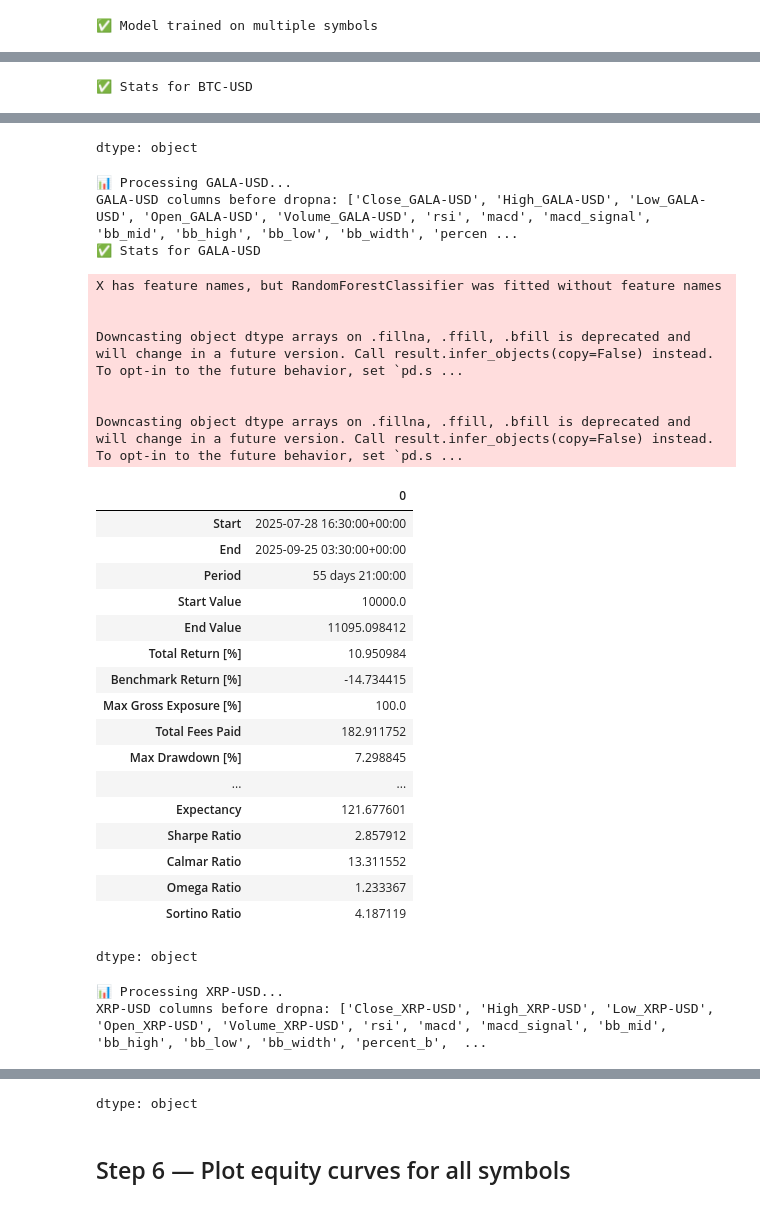
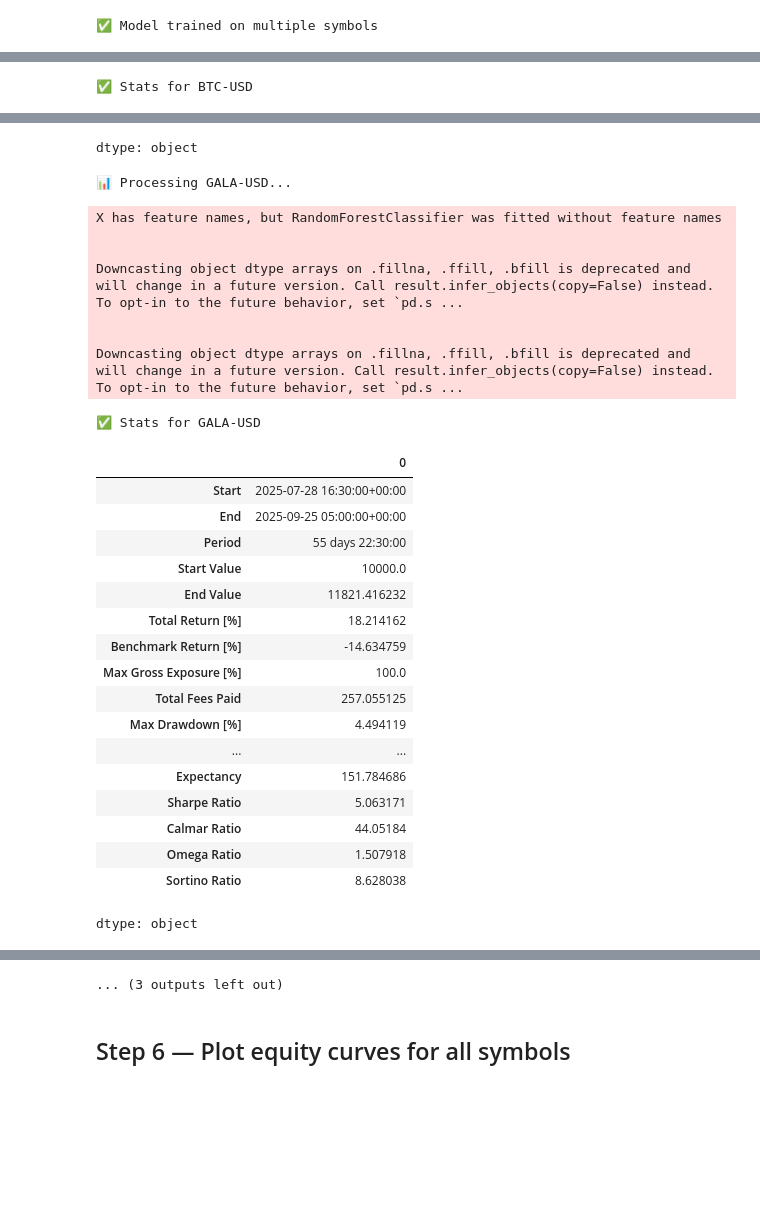
Before and after one commit to ahsan520/crypto-ai-bot, a Jupyter notebook: crypto_ai_backtest_multi.ipynb, the cells around one changed output, grey strips where cells are left out. Drawn from its saved outputs; the diff is of its cells as text; code cells hidden in the pictures; blank space fills up the shorter version.

```diff
--- a/crypto_ai_backtest_multi.ipynb
+++ b/crypto_ai_backtest_multi.ipynb
@@ -185,76 +185,73 @@ print("✅ Model trained on multiple symbols")
 # %%
 results = {}
 
-# 🔁 Train on multiple symbols (optional)
+# Optional model retraining block is kept commented
 # train_df = pd.concat([labeled[sym] for sym in ['BTC-USD', 'GALA-USD', 'XRP-USD']], axis=0)
 # X = train_df[feature_cols].replace([np.inf, -np.inf], np.nan).fillna(0)
 # X = np.clip(X, -100, 100)
 # y = train_df['label']
-# model.fit(X, y)  # retrain model with broader data
+# model.fit(X, y)
 
 for sym in labeled:
     print(f'\n📊 Processing {sym}...')
     df = labeled[sym].copy()
 
-    # ✅ Flatten multi-index columns
+    # ✅ Flatten columns
     df.columns = ['_'.join(filter(None, col)).strip() if isinstance(col, tuple) else col for col in df.columns]
 
     # ✅ Prepare features
     X_sym = df[feature_cols].copy()
     X_sym = X_sym.replace([np.inf, -np.inf], np.nan).fillna(0)
-    X_sym = np.clip(X_sym, -100, 100)  # 🧠 Tighter clipping
+    X_sym = np.clip(X_sym, -100, 100)
 
-    # ✅ Align lengths
+    # ✅ Align
     if len(X_sym) != len(df):
         df = df.iloc[-len(X_sym):].copy()
 
-    # ✅ Predict signals
+    # ✅ Predict
     try:
         df['ai_signal'] = model.predict(X_sym)
     except Exception as e:
         print(f"❌ Prediction failed for {sym}: {e}")
         continue
 
-    # ✅ Define columns for backtest
     close_col = f'Close_{sym}'
-    required_cols = [close_col, 'bb_low', 'bb_high', 'ai_signal']
+    required_cols = [close_col, 'bb_low', 'bb_high', 'bb_width', 'ai_signal', 'rsi', 'macd', 'macd_signal']
 
-    print(f"{sym} columns before dropna:", df.columns.tolist())
     missing_cols = [col for col in required_cols if col not in df.columns]
     if missing_cols:
         print(f"❌ Skipping {sym}: missing columns {missing_cols}")
         continue
 
-    # ✅ Clean inf and NaN
-    for col in required_cols:
-        df[col] = df[col].replace([np.inf, -np.inf], np.nan)
-    try:
-        df = df.dropna(subset=required_cols)
-    except KeyError as e:
-        print(f"❌ Skipping {sym}: dropna failed - {e}")
-        continue
+    # ✅ Clean NaNs
+    df = df.replace([np.inf, -np.inf], np.nan)
+    df = df.dropna(subset=required_cols)
 
     # ✅ Volatility filter
     bb_width_ma = df['bb_width'].rolling(50).mean()
     vol_filter = df['bb_width'] < bb_width_ma
 
-    # ✅ Entry & exit signals
+    # ✅ Entry condition: BB low + AI buy signal + volatility
     entries = (df[close_col] <= df['bb_low']) & (df['ai_signal'] == 1) & vol_filter
-    exits_signal = df[close_col] >= df['bb_high']
-
     entries_exec = entries.shift(1).fillna(False)
 
-    # ✅ Max holding time as number of bars (3 days in 30min bars)
+    # ✅ Technical sell conditions
+    macd_cross_down = (df['macd'].shift(1) > df['macd_signal'].shift(1)) & (df['macd'] < df['macd_signal'])
+    rsi_overbought = df['rsi'] > 70
+
+    # ✅ Smart exit: BB high or AI sell signal or technical sell
+    ai_sell = df['ai_signal'] == -1
+    exits_signal = (df[close_col] >= df['bb_high']) | ai_sell | macd_cross_down | rsi_overbought
+
+    # ✅ Max holding time
     max_holding_bars = int(pd.Timedelta('3d') / pd.Timedelta('30min'))
-
-    # ✅ Forced exits after max holding bars
     forced_exits = entries_exec.shift(max_holding_bars).fillna(False)
 
-    # ✅ Combine regular exits with forced exits
+    # ✅ Final exits
     exits_exec = exits_signal | forced_exits
     exits_exec = exits_exec.fillna(False)
 
-    # ✅ Backtest portfolio
+    # ✅ Backtest
     pf = vbt.Portfolio.from_signals(
         close=df[close_col],
         entries=entries_exec,
@@ -300,31 +296,28 @@ Downcasting object dtype arrays on .fillna, .ffill, .bfill is deprecated and wil
 dtype: object
 📊 Processing GALA-USD...
-GALA-USD columns before dropna: ['Close_GALA-USD', 'High_GALA-USD', 'Low_GALA-USD', 'Open_GALA-USD', 'Volume_GALA-USD', 'rsi', 'macd', 'macd_signal', 'bb_mid', 'bb_high', 'bb_low', 'bb_width', 'percen ...
-✅ Stats for GALA-USD
 X has feature names, but RandomForestClassifier was fitted without feature names
 
 
 Downcasting object dtype arrays on .fillna, .ffill, .bfill is deprecated and will change in a future version. Call result.infer_objects(copy=False) instead. To opt-in to the future behavior, set `pd.s ...
 
 
 Downcasting object dtype arrays on .fillna, .ffill, .bfill is deprecated and will change in a future version. Call result.infer_objects(copy=False) instead. To opt-in to the future behavior, set `pd.s ...
+✅ Stats for GALA-USD
 |  | 0 |
 | Start | 2025-07-28 16:30:00+00:00 |
-| End | 2025-09-25 03:30:00+00:00 |
-| Period | 55 days 21:00:00 |
+| End | 2025-09-25 05:00:00+00:00 |
+| Period | 55 days 22:30:00 |
 | Start Value | 10000.0 |
-| End Value | 11095.098412 |
-| Total Return [%] | 10.950984 |
-| Benchmark Return [%] | -14.734415 |
+| End Value | 11821.416232 |
+| Total Return [%] | 18.214162 |
+| Benchmark Return [%] | -14.634759 |
 | Max Gross Exposure [%] | 100.0 |
-| Total Fees Paid | 182.911752 |
-| Max Drawdown [%] | 7.298845 |
+| Total Fees Paid | 257.055125 |
+| Max Drawdown [%] | 4.494119 |
 | ... | ... |
-| Expectancy | 121.677601 |
-| Sharpe Ratio | 2.857912 |
-| Calmar Ratio | 13.311552 |
-| Omega Ratio | 1.233367 |
-| Sortino Ratio | 4.187119 |
+| Expectancy | 151.784686 |
+| Sharpe Ratio | 5.063171 |
+| Calmar Ratio | 44.05184 |
+| Omega Ratio | 1.507918 |
+| Sortino Ratio | 8.628038 |
-dtype: object
-📊 Processing XRP-USD...
-XRP-USD columns before dropna: ['Close_XRP-USD', 'High_XRP-USD', 'Low_XRP-USD', 'Open_XRP-USD', 'Volume_XRP-USD', 'rsi', 'macd', 'macd_signal', 'bb_mid', 'bb_high', 'bb_low', 'bb_width', 'percent_b',  ...
+dtype: object
@@ -356,4 +332,4 @@ Downcasting object dtype arrays on .fillna, .ffill, .bfill is deprecated and wil
-dtype: object
+... (3 outputs left out)
 # %% [markdown]
 ## Step 6 — Plot equity curves for all symbols
 # %%
```
Also changed, not shown: parts of 4 cells of this notebook.
